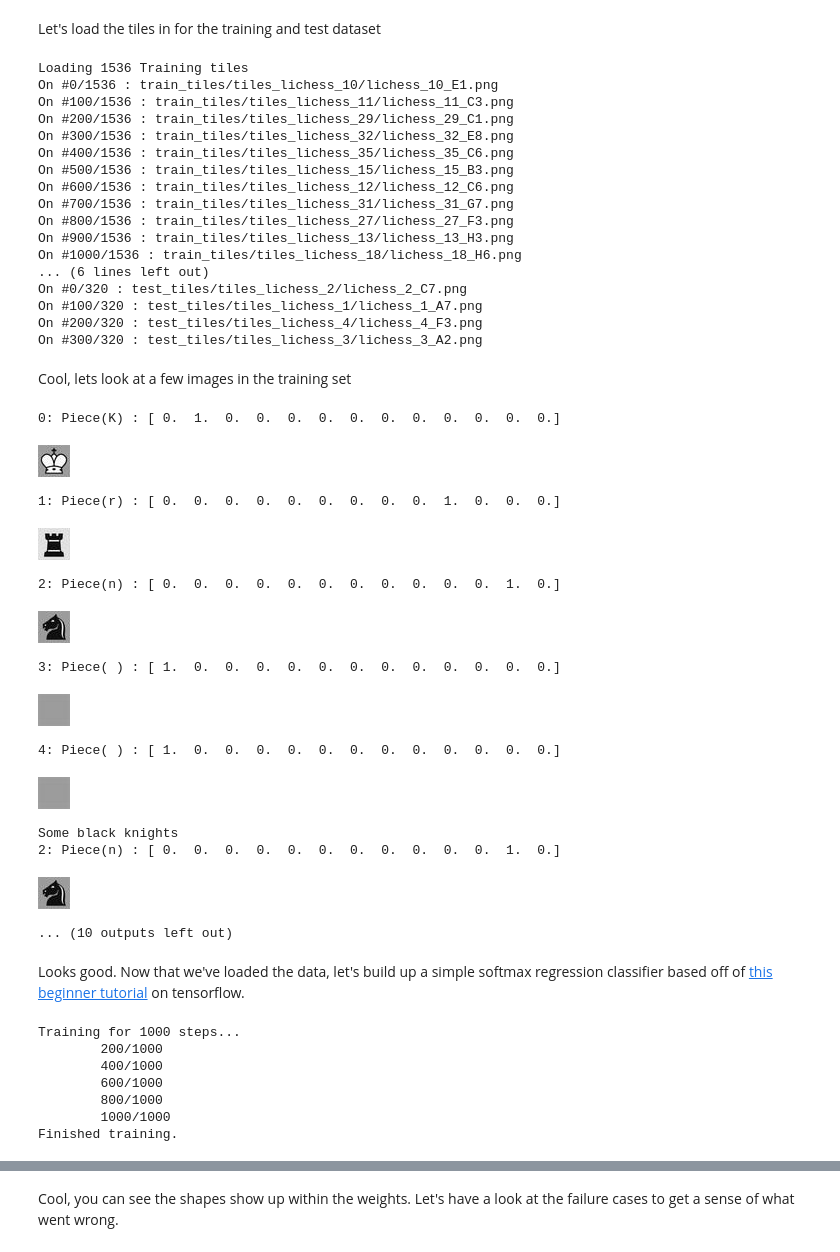
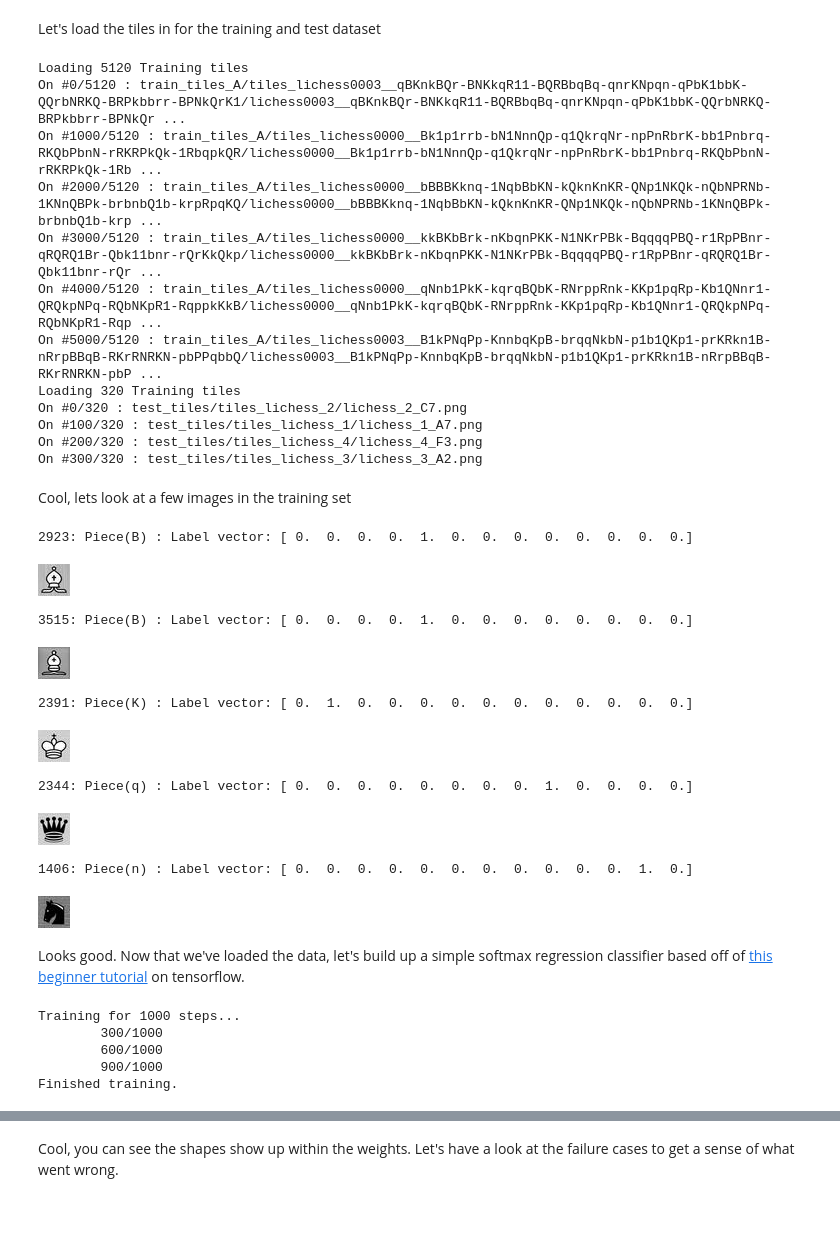
Before and after one commit to Elucidation/tensorflow_chessbot, a Jupyter notebook: tensorflow_learn.ipynb, the cells around one changed output, grey strips where cells are left out. Drawn from its saved outputs; the diff is of its cells as text; code cells hidden in the pictures; blank space fills up the shorter version.

Commit message:
trained with generated data, fully memorized

```diff
--- a/tensorflow_learn.ipynb
+++ b/tensorflow_learn.ipynb
@@ -14,15 +14,15 @@ np.set_printoptions(precision=2, suppress=True)
 Let's load the tiles in for the training and test dataset
 # %%
 # All lichess tiles with pieces in starting position
-train_paths = np.array(glob.glob("train_tiles/tiles_lichess_*/*.png"))
+train_paths = np.array(glob.glob("train_tiles_A/*/*.png")) # TODO : (set labels correctly)
 test_paths = np.array(glob.glob("test_tiles/tiles_lichess_*/*.png"))
 
 # Training dataset
-# Order of inputs must be the same for both images and labels
+# Generated by programmatic screenshots of lichess.org/editor/<FEN-string>
 print "Loading %d Training tiles" % train_paths.size
-train_images = hf.loadImages(train_paths)
-train_labels = hf.loadLabels(train_paths)
+train_images, train_labels = hf.loadFENtiles(train_paths) # Load from generated set
 
+# Test dataset, taken from screenshots of the starting position
 print "Loading %d Training tiles" % test_paths.size
 test_images = hf.loadImages(test_paths)
 test_labels = hf.loadLabels(test_paths)
@@ -30,19 +30,14 @@ test_labels = hf.loadLabels(test_paths)
 train_dataset = hf.DataSet(train_images, train_labels, dtype=tf.float32)
 test_dataset = hf.DataSet(test_images, test_labels, dtype=tf.float32)
 # %% [output]
-Loading 1536 Training tiles
-On #0/1536 : train_tiles/tiles_lichess_10/lichess_10_E1.png
-On #100/1536 : train_tiles/tiles_lichess_11/lichess_11_C3.png
-On #200/1536 : train_tiles/tiles_lichess_29/lichess_29_C1.png
-On #300/1536 : train_tiles/tiles_lichess_32/lichess_32_E8.png
-On #400/1536 : train_tiles/tiles_lichess_35/lichess_35_C6.png
-On #500/1536 : train_tiles/tiles_lichess_15/lichess_15_B3.png
-On #600/1536 : train_tiles/tiles_lichess_12/lichess_12_C6.png
-On #700/1536 : train_tiles/tiles_lichess_31/lichess_31_G7.png
-On #800/1536 : train_tiles/tiles_lichess_27/lichess_27_F3.png
-On #900/1536 : train_tiles/tiles_lichess_13/lichess_13_H3.png
-On #1000/1536 : train_tiles/tiles_lichess_18/lichess_18_H6.png
-... (6 lines left out)
+Loading 5120 Training tiles
+On #0/5120 : train_tiles_A/tiles_lichess0003__qBKnkBQr-BNKkqR11-BQRBbqBq-qnrKNpqn-qPbK1bbK-QQrbNRKQ-BRPkbbrr-BPNkQrK1/lichess0003__qBKnkBQr-BNKkqR11-BQRBbqBq-qnrKNpqn-qPbK1bbK-QQrbNRKQ-BRPkbbrr-BPNkQr ...
+On #1000/5120 : train_tiles_A/tiles_lichess0000__Bk1p1rrb-bN1NnnQp-q1QkrqNr-npPnRbrK-bb1Pnbrq-RKQbPbnN-rRKRPkQk-1RbqpkQR/lichess0000__Bk1p1rrb-bN1NnnQp-q1QkrqNr-npPnRbrK-bb1Pnbrq-RKQbPbnN-rRKRPkQk-1Rb ...
+On #2000/5120 : train_tiles_A/tiles_lichess0000__bBBBKknq-1NqbBbKN-kQknKnKR-QNp1NKQk-nQbNPRNb-1KNnQBPk-brbnbQ1b-krpRpqKQ/lichess0000__bBBBKknq-1NqbBbKN-kQknKnKR-QNp1NKQk-nQbNPRNb-1KNnQBPk-brbnbQ1b-krp ...
+On #3000/5120 : train_tiles_A/tiles_lichess0000__kkBKbBrk-nKbqnPKK-N1NKrPBk-BqqqqPBQ-r1RpPBnr-qRQRQ1Br-Qbk11bnr-rQrKkQkp/lichess0000__kkBKbBrk-nKbqnPKK-N1NKrPBk-BqqqqPBQ-r1RpPBnr-qRQRQ1Br-Qbk11bnr-rQr ...
+On #4000/5120 : train_tiles_A/tiles_lichess0000__qNnb1PkK-kqrqBQbK-RNrppRnk-KKp1pqRp-Kb1QNnr1-QRQkpNPq-RQbNKpR1-RqppkKkB/lichess0000__qNnb1PkK-kqrqBQbK-RNrppRnk-KKp1pqRp-Kb1QNnr1-QRQkpNPq-RQbNKpR1-Rqp ...
+On #5000/5120 : train_tiles_A/tiles_lichess0003__B1kPNqPp-KnnbqKpB-brqqNkbN-p1b1QKp1-prKRkn1B-nRrpBBqB-RKrRNRKN-pbPPqbbQ/lichess0003__B1kPNqPp-KnnbqKpB-brqqNkbN-p1b1QKp1-prKRkn1B-nRrpBBqB-RKrRNRKN-pbP ...
+Loading 320 Training tiles
 On #0/320 : test_tiles/tiles_lichess_2/lichess_2_C7.png
 On #100/320 : test_tiles/tiles_lichess_1/lichess_1_A7.png
 On #200/320 : test_tiles/tiles_lichess_4/lichess_4_F3.png
@@ -51,30 +46,20 @@ On #300/320 : test_tiles/tiles_lichess_3/lichess_3_A2.png
 Cool, lets look at a few images in the training set
 # %%
 # Visualize a couple tiles
-for i in range(5):
-    print "%d: Piece(%s) : %s" % (i, hf.label2Name(train_dataset.labels[i]), train_dataset.labels[i])
+for i in np.random.choice(train_dataset.num_examples, 5):
+    print "%d: Piece(%s) : Label vector: %s" % (i, hf.label2Name(train_dataset.labels[i]), train_dataset.labels[i])
     hf.display_array(np.reshape(train_dataset.images[i,:],[32,32]))
-
-print "Some black knights"
-for i in range(200):
-    if hf.label2Name(train_dataset.labels[i]) is 'n': # n = Black Knight
-        print "%d: Piece(%s) : %s" % (i, hf.label2Name(train_dataset.labels[i]), train_dataset.labels[i])
-        hf.display_array(np.reshape(train_dataset.images[i,:],[32,32]))
 # %% [output]
-0: Piece(K) : [ 0.  1.  0.  0.  0.  0.  0.  0.  0.  0.  0.  0.  0.]
+2923: Piece(B) : Label vector: [ 0.  0.  0.  0.  1.  0.  0.  0.  0.  0.  0.  0.  0.]
-[figure, old version]
+[figure, new version]
-1: Piece(r) : [ 0.  0.  0.  0.  0.  0.  0.  0.  0.  1.  0.  0.  0.]
+3515: Piece(B) : Label vector: [ 0.  0.  0.  0.  1.  0.  0.  0.  0.  0.  0.  0.  0.]
-[figure, old version]
+[figure, new version]
-2: Piece(n) : [ 0.  0.  0.  0.  0.  0.  0.  0.  0.  0.  0.  1.  0.]
+2391: Piece(K) : Label vector: [ 0.  1.  0.  0.  0.  0.  0.  0.  0.  0.  0.  0.  0.]
-[figure, old version]
+[figure, new version]
-3: Piece( ) : [ 1.  0.  0.  0.  0.  0.  0.  0.  0.  0.  0.  0.  0.]
+2344: Piece(q) : Label vector: [ 0.  0.  0.  0.  0.  0.  0.  0.  1.  0.  0.  0.  0.]
-[figure, old version]
+[figure, new version]
-4: Piece( ) : [ 1.  0.  0.  0.  0.  0.  0.  0.  0.  0.  0.  0.  0.]
+1406: Piece(n) : Label vector: [ 0.  0.  0.  0.  0.  0.  0.  0.  0.  0.  0.  1.  0.]
-[figure, old version]
+[figure, new version]
-Some black knights
-2: Piece(n) : [ 0.  0.  0.  0.  0.  0.  0.  0.  0.  0.  0.  1.  0.]
-[figure, removed]
-... (10 outputs left out)
 # %% [markdown]
 Looks good. Now that we've loaded the data, let's build up a simple softmax regression classifier based off of [this beginner tutorial](https://www.tensorflow.org/versions/v0.6.0/tutorials/mnist/beginners/index.html) on tensorflow.
 # %%
@@ -102,16 +87,14 @@ print "Training for %d steps..." % N
 for i in range(N):
     batch_xs, batch_ys = train_dataset.next_batch(100)
     sess.run(train_step, feed_dict={x: batch_xs, y_: batch_ys})
-    if ((i+1) % 200) == 0:
+    if ((i+1) % 300) == 0:
         print "\t%d/%d" % (i+1, N)
 print "Finished training."
 # %% [output]
 Training for 1000 steps...
-        200/1000
-        400/1000
+        300/1000
         600/1000
-        800/1000
-        1000/1000
+        900/1000
 Finished training.
 # %%
 correct_prediction = tf.equal(tf.argmax(y,1), tf.argmax(y_,1))
```
Also changed, not shown: parts of 5 cells of this notebook, 1 other file.
